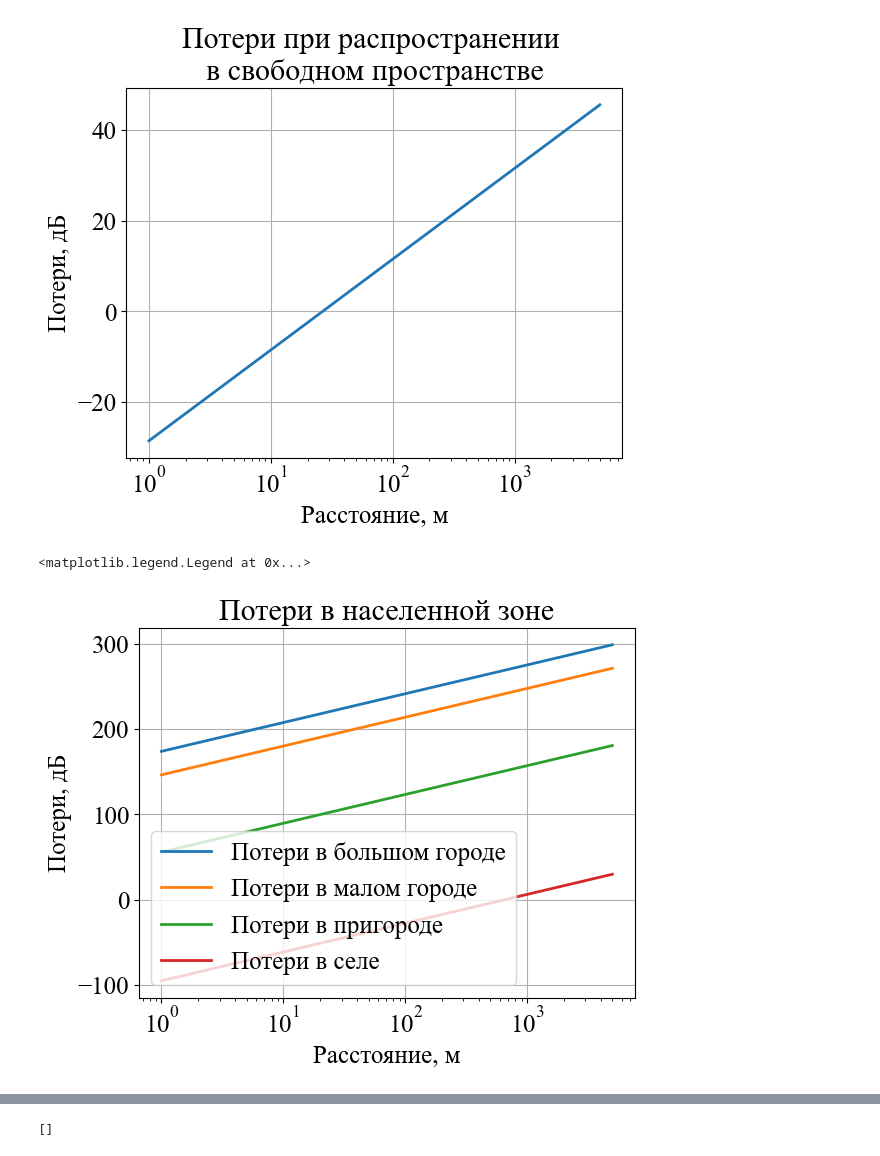
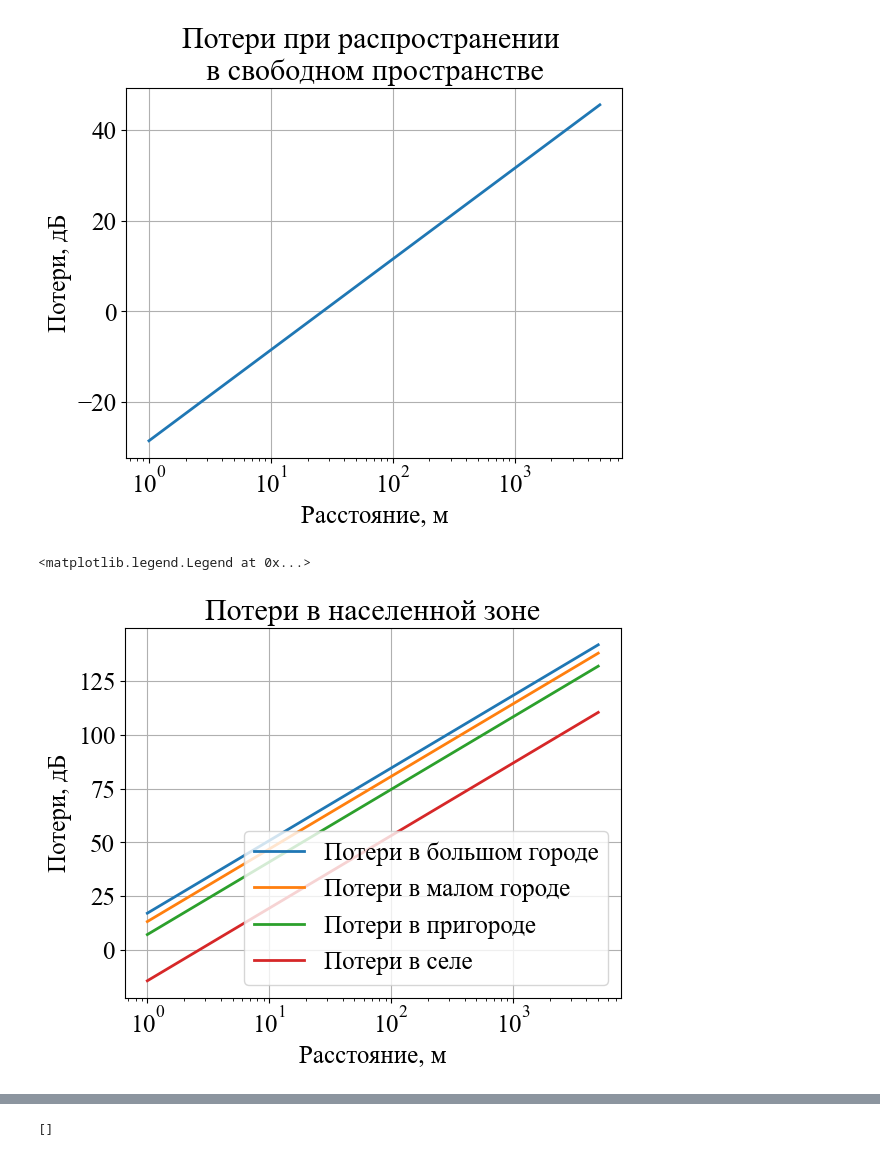
Before and after one commit to liveinscarlet/Study, a Jupyter notebook: Шапошникова/Propogation_losses/Propogation losses.ipynb, the cells around one changed output, grey strips where cells are left out. Cells and saved outputs as stored; diff of their text form; code cells hidden in the pictures.

```diff
--- a/Шапошникова/Propogation_losses/Propogation losses.ipynb
+++ b/Шапошникова/Propogation_losses/Propogation losses.ipynb
@@ -29,36 +29,38 @@ plt.semilogx()
 # %%
 # Модель Окамуры-Хата
 h_t = 50    # Высота передающей антенны
 h_r = 5     # Высота приемной антенны
-L_city = 69.55 + 26.16 * np.log10(freq) - 13.82 * np.log10(h_t) + (44.9 - 6.55 * np.log10(h_t)) * np.log10(d)
+f_Hz = 900  # Частота в МГц, которая нужна для рассчетов по формуле Хата
 
-A_small = (1.1 * np.log10(freq) - 0.7) * h_r - (1.56 * np.log10(freq) - 0.8)    # Коэффициент ослабления для малых городов
+L_city = 69.55 + 26.16 * np.log10(f_Hz) - 13.82 * np.log10(h_t) + (44.9 - 6.55 * np.log10(h_t)) * np.log10(d)
+
+A_small = (1.1 * np.log10(f_Hz) - 0.7) * h_r - (1.56 * np.log10(f_Hz) - 0.8)    # Коэффициент ослабления для малых городов
 
 A_big = 3.2 * (np.log10(11.75 * h_r)) ** 2 - 4.97   # Коэффициент ослабления для больших городов
 
 L_small = L_city - A_small    # Потери в малых городах
 L_big = L_city - A_big        # Потери в больших городах
 
-L_suburbs = - 2 * np.log10(freq / 28) ** 2 - 5.4
+L_suburbs = - 2 * np.log10(f_Hz / 28) ** 2 - 5.4
 L_suburbs += L_big # Потери в пригороде
 
-L_country = - 4.78 * np.log10(freq) ** 2 + 17.33 * np.log10(freq) - 40.94
+L_country = - 4.78 * np.log10(f_Hz) ** 2 + 17.33 * np.log10(f_Hz) - 40.94
 L_country += L_big     # Потери в сельской местности
 
 # Графики зависимостей потерь от расстояния
 plt.plot(d * 1000, L_big, label = 'Потери в большом городе')
 plt.plot(d * 1000, L_small, label = 'Потери в малом городе')
 plt.plot(d * 1000, L_suburbs, label = 'Потери в пригороде')
 plt.plot(d * 1000, L_country, label = 'Потери в селе')
 plt.semilogx()
 plt.grid(True)
 plt.title('Потери в населенной зоне')
 plt.ylabel('Потери, дБ')
 plt.xlabel('Расстояние, м')
 plt.legend()
 # %% [output]
 <matplotlib.legend.Legend at 0x...>
-[figure, old version]
+[figure, new version]
 # %%
 # Модель Ксю-Бертони // Walfisch-Bertoni
 h_bs = 85           # Высота базовой станции
```
Also changed, not shown: parts of 3 cells of this notebook.
